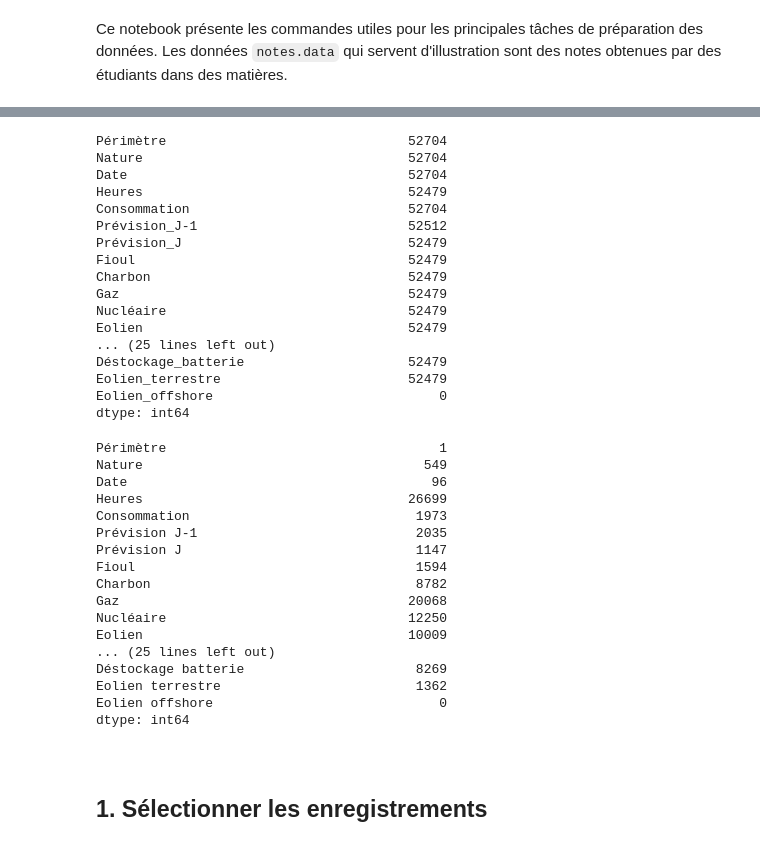
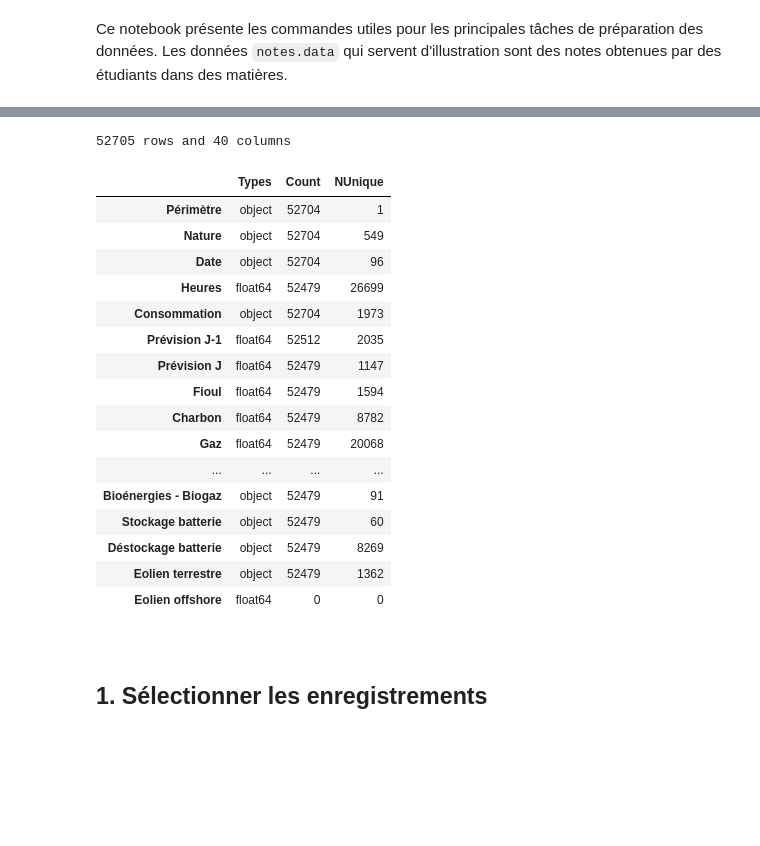
Before and after one commit to Schrodinger17/french-energy-data-analysis, a Jupyter notebook: Préparation des données.ipynb, the cells around one changed output, grey strips where cells are left out. Saved outputs shown, nothing was run; the diff lists cells and outputs as text; code cells hidden in the pictures; blank space fills up the shorter version.

```diff
--- a/Préparation des données.ipynb
+++ b/Préparation des données.ipynb
@@ -49,43 +21,27 @@ dtype: object
-# %%
-df.count()
-# %% [output]
-Périmètre                               52704
-Nature                                  52704
-Date                                    52704
-Heures                                  52479
-Consommation                            52704
-Prévision_J-1                           52512
-Prévision_J                             52479
-Fioul                                   52479
-Charbon                                 52479
-Gaz                                     52479
-Nucléaire                               52479
-Eolien                                  52479
-... (25 lines left out)
-Déstockage_batterie                     52479
-Eolien_terrestre                        52479
-Eolien_offshore                             0
-dtype: int64
-# %%
-df.nunique()    # surtout utile pour les variables catégoriques
-# %% [output]
-Périmètre                                   1
-Nature                                    549
-Date                                       96
-Heures                                  26699
-Consommation                             1973
-Prévision J-1                            2035
-Prévision J                              1147
-Fioul                                    1594
-Charbon                                  8782
-Gaz                                     20068
-Nucléaire                               12250
-Eolien                                  10009
-... (25 lines left out)
-Déstockage batterie                      8269
-Eolien terrestre                         1362
-Eolien offshore                             0
-dtype: int64
+# %%
+print(f"{df.shape[0]} rows and {df.shape[1]} columns")
+
+# Combine dtypre and df count
+pd.concat([df.dtypes, df.count(), df.nunique()], keys=["Types", "Count", "NUnique"], axis=1)
+# %% [output]
+52705 rows and 40 columns
+|  | Types | Count | NUnique |
+| Périmètre | object | 52704 | 1 |
+| Nature | object | 52704 | 549 |
+| Date | object | 52704 | 96 |
+| Heures | float64 | 52479 | 26699 |
+| Consommation | object | 52704 | 1973 |
+| Prévision J-1 | float64 | 52512 | 2035 |
+| Prévision J | float64 | 52479 | 1147 |
+| Fioul | float64 | 52479 | 1594 |
+| Charbon | float64 | 52479 | 8782 |
+| Gaz | float64 | 52479 | 20068 |
+| ... | ... | ... | ... |
+| Bioénergies - Biogaz | object | 52479 | 91 |
+| Stockage batterie | object | 52479 | 60 |
+| Déstockage batterie | object | 52479 | 8269 |
+| Eolien terrestre | object | 52479 | 1362 |
+| Eolien offshore | float64 | 0 | 0 |
 # %% [markdown]
 <br>
 
```
Also changed, not shown: parts of 3 cells of this notebook.
